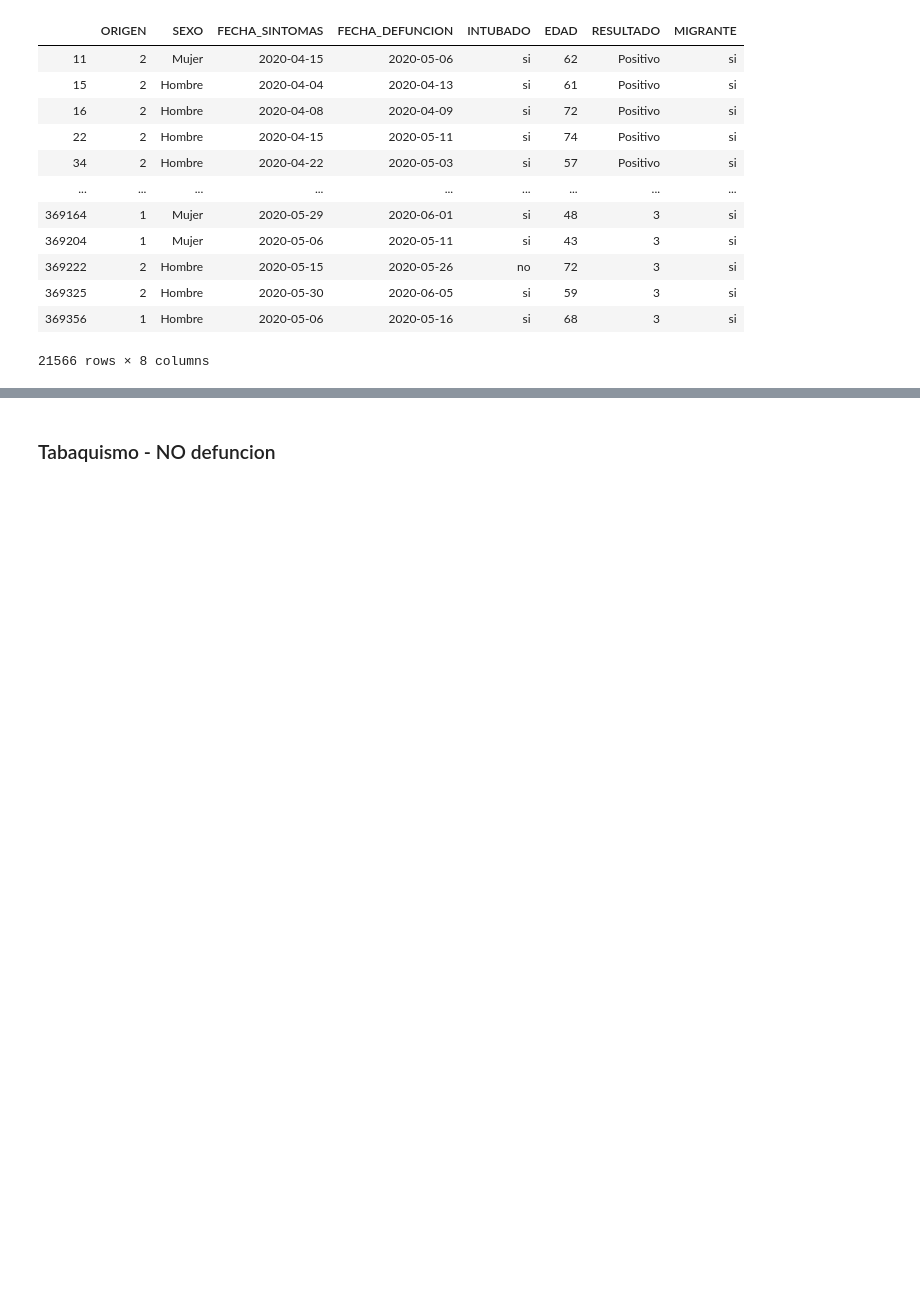
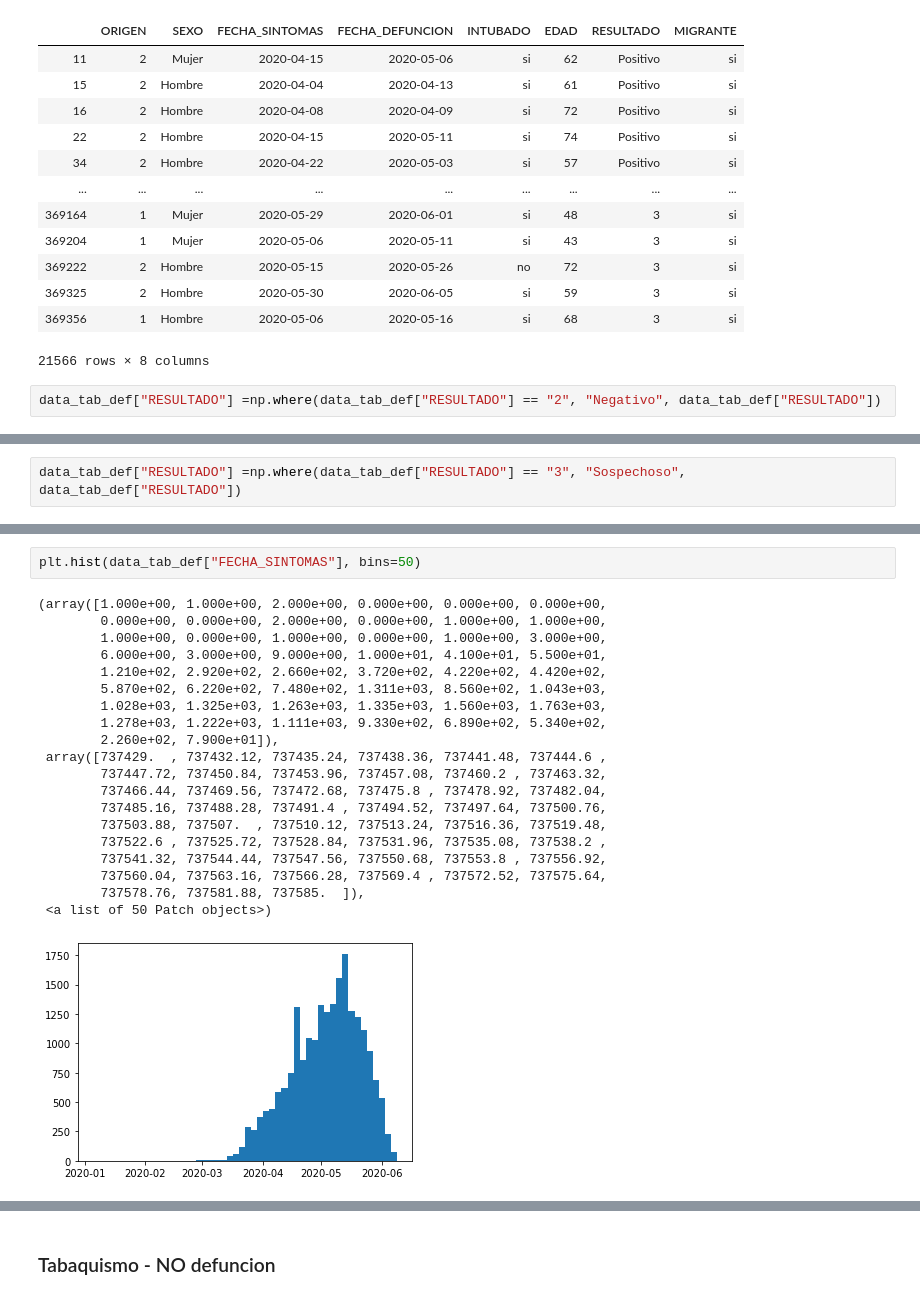
Before and after one commit to artthuro6/Covid-19, a Jupyter notebook: Modelo 1 - Covid.ipynb, the cells around one changed output, grey strips where cells are left out. Drawn from its saved outputs; the diff is of its cells as text; blank space fills up the shorter version.

```diff
--- a/Modelo 1 - Covid.ipynb
+++ b/Modelo 1 - Covid.ipynb
@@ -520,3 +520,5 @@ data_tab_def
 | 369325 | 2 | Hombre | 2020-05-30 | 2020-06-05 | si | 59 | 3 | si |
 | 369356 | 1 | Hombre | 2020-05-06 | 2020-05-16 | si | 68 | 3 | si |
 21566 rows × 8 columns
+# %%
+data_tab_def["RESULTADO"] =np.where(data_tab_def["RESULTADO"] == "2", "Negativo", data_tab_def["RESULTADO"])
@@ -522,0 +531,2 @@ data_tab_def
+# %%
+data_tab_def["RESULTADO"] =np.where(data_tab_def["RESULTADO"] == "3", "Sospechoso", data_tab_def["RESULTADO"])
@@ -522,0 +555,23 @@ data_tab_def
+# %%
+plt.hist(data_tab_def["FECHA_SINTOMAS"], bins=50)
+# %% [output]
+(array([1.000e+00, 1.000e+00, 2.000e+00, 0.000e+00, 0.000e+00, 0.000e+00,
+        0.000e+00, 0.000e+00, 2.000e+00, 0.000e+00, 1.000e+00, 1.000e+00,
+        1.000e+00, 0.000e+00, 1.000e+00, 0.000e+00, 1.000e+00, 3.000e+00,
+        6.000e+00, 3.000e+00, 9.000e+00, 1.000e+01, 4.100e+01, 5.500e+01,
+        1.210e+02, 2.920e+02, 2.660e+02, 3.720e+02, 4.220e+02, 4.420e+02,
+        5.870e+02, 6.220e+02, 7.480e+02, 1.311e+03, 8.560e+02, 1.043e+03,
+        1.028e+03, 1.325e+03, 1.263e+03, 1.335e+03, 1.560e+03, 1.763e+03,
+        1.278e+03, 1.222e+03, 1.111e+03, 9.330e+02, 6.890e+02, 5.340e+02,
+        2.260e+02, 7.900e+01]),
+ array([737429.  , 737432.12, 737435.24, 737438.36, 737441.48, 737444.6 ,
+        737447.72, 737450.84, 737453.96, 737457.08, 737460.2 , 737463.32,
+        737466.44, 737469.56, 737472.68, 737475.8 , 737478.92, 737482.04,
+        737485.16, 737488.28, 737491.4 , 737494.52, 737497.64, 737500.76,
+        737503.88, 737507.  , 737510.12, 737513.24, 737516.36, 737519.48,
+        737522.6 , 737525.72, 737528.84, 737531.96, 737535.08, 737538.2 ,
+        737541.32, 737544.44, 737547.56, 737550.68, 737553.8 , 737556.92,
+        737560.04, 737563.16, 737566.28, 737569.4 , 737572.52, 737575.64,
+        737578.76, 737581.88, 737585.  ]),
+ <a list of 50 Patch objects>)
+[figure, added]
```
Also changed, not shown: parts of 4 cells of this notebook.
